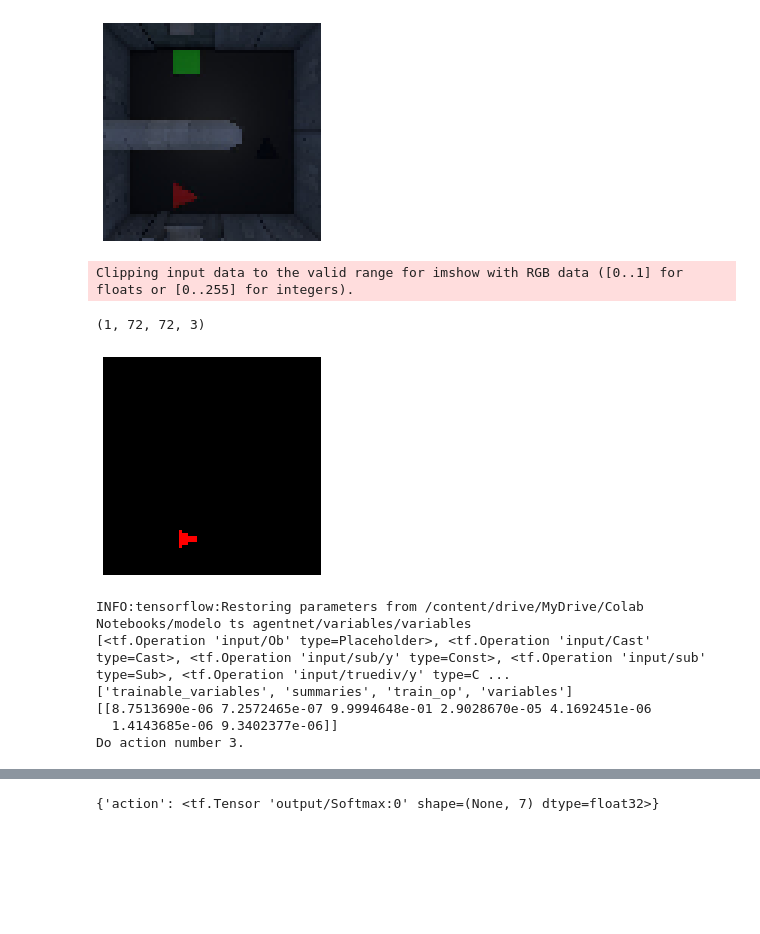
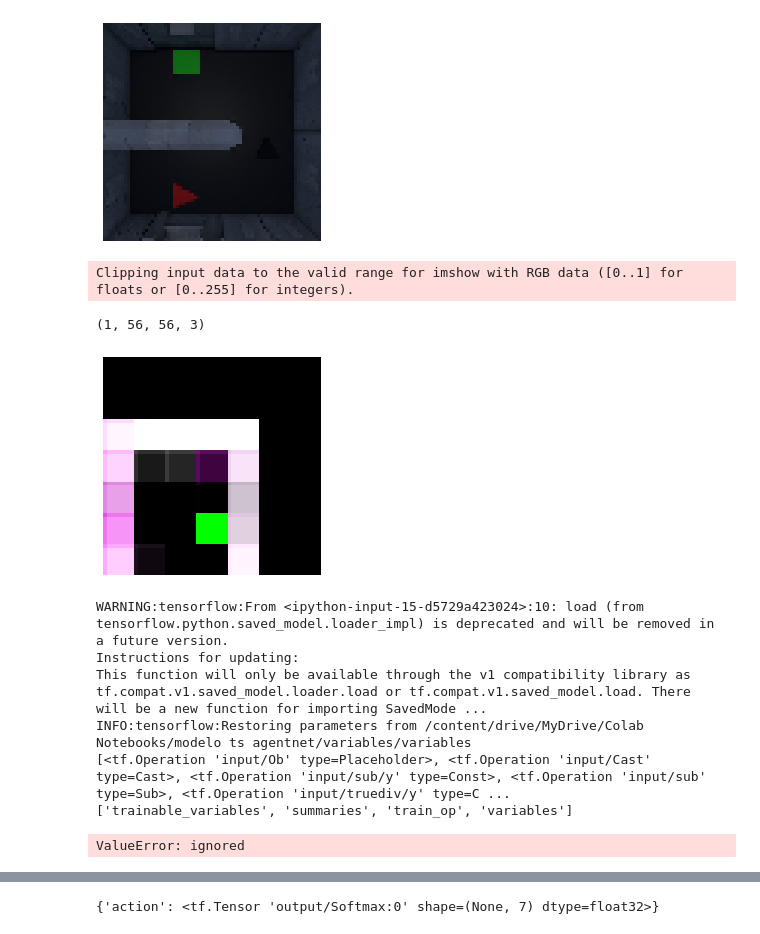
Before and after one commit to matpg/RL-Agent-for-Unreal-Engine, a Jupyter notebook: Prueba_de_modelo_en_TS.ipynb, the cells around one changed output, grey strips where cells are left out. Saved outputs shown, nothing was run; the diff lists cells and outputs as text; code cells hidden in the pictures; blank space fills up the shorter version.

Commit message:
Prueba de modelo con otras obs

```diff
--- a/Prueba_de_modelo_en_TS.ipynb
+++ b/Prueba_de_modelo_en_TS.ipynb
@@ -53,39 +53,42 @@ image_to_test = images_set_test[image_test_index]
 # %%
 
 '''
   CARGA DE ARCHIVOS DE OBSERVACION EN FORMATO NUMPY
   IMPRESION DE ARRAYS A IMAGENES
-  OBS DESDE 0 A 16 -> EP 1
-  OBS DESDE 17 A 26 -> EP 2
-  OBS DESDE 27 A 39 -> EP 3
+  OBS EPISODE 1 DESDE 00 A 16
+  OBS EPISODE 2 DESDE 17 A 26
+  OBS EPISODE 3 DESDE 27 A 39
+'''
 
-'''
-def obs_route(image_count):
+def obs_route(image_count, obsdnumpy_folder):
   obs_set_test = []
   for i in range(image_count):
-    file = "/content/drive/MyDrive/Colab Notebooks/modelo ts agentnet/obsnumpy/obs_array("+str(i)+").npy"
+    file = "/content/drive/MyDrive/Colab Notebooks/modelo ts agentnet/obsnumpy"+str(obsdnumpy_folder)+"/obs_array("+str(i)+").npy"
     obs = np.load(file)
     # print(obs)
     print(obs.shape) if i == 0 else None
     # np.reshape(obs, newshape=[72, 72, 3])
     obs_set_test.append(obs)
     obs_img = obs[0]
 
   return obs_set_test, obs_img
 
 image_test_index = 17
-images_set_test, obs_img = obs_route(image_test_index+1)
+n_folder = 2
+images_set_test, obs_img = obs_route(image_test_index+1, n_folder)
+
 def print_images(image):
   plt.imshow(image)
   plt.axis('off')
+
   return image
 
 print_images(obs_img)
 image_to_test = images_set_test[image_test_index]
 # %% [output]
 Clipping input data to the valid range for imshow with RGB data ([0..1] for floats or [0..255] for integers).
-(1, 72, 72, 3)
+(1, 56, 56, 3)
-[figure, old version]
+[figure, new version]
 # %%
 rand_img = np.random.rand(1, 72, 72, 3)
 rand_img2 = rand_img * 9.1
@@ -93,7 +96,7 @@ rand_img2 = rand_img * 9.1
 '''
   MODELO TENSORFLOW EN 1.X
   FORMATO PROTOBUF
-
+  INPUT: N, 72, 72, 3
 '''
 
 agentnet_save_path = '/content/drive/MyDrive/Colab Notebooks/modelo ts agentnet'
@@ -108,12 +111,13 @@ with tf.Session(graph=tf.Graph()) as sess:
   print('Do action number ' + str(np.argmax(out) + 1) + '.')
   # sess.run('output/Softmax:0'
 # %% [output]
+WARNING:tensorflow:From <ipython-input-15-d5729a423024>:10: load (from tensorflow.python.saved_model.loader_impl) is deprecated and will be removed in a future version.
+Instructions for updating:
+This function will only be available through the v1 compatibility library as tf.compat.v1.saved_model.loader.load or tf.compat.v1.saved_model.load. There will be a new function for importing SavedMode ...
 INFO:tensorflow:Restoring parameters from /content/drive/MyDrive/Colab Notebooks/modelo ts agentnet/variables/variables
 [<tf.Operation 'input/Ob' type=Placeholder>, <tf.Operation 'input/Cast' type=Cast>, <tf.Operation 'input/sub/y' type=Const>, <tf.Operation 'input/sub' type=Sub>, <tf.Operation 'input/truediv/y' type=C ...
 ['trainable_variables', 'summaries', 'train_op', 'variables']
-[[8.7513690e-06 7.2572465e-07 9.9994648e-01 2.9028670e-05 4.1692451e-06
-  1.4143685e-06 9.3402377e-06]]
-Do action number 3.
+ValueError: ignored
 # %% [markdown]
 ![imagen.png](embedded-picture-1)
 # %%
```
